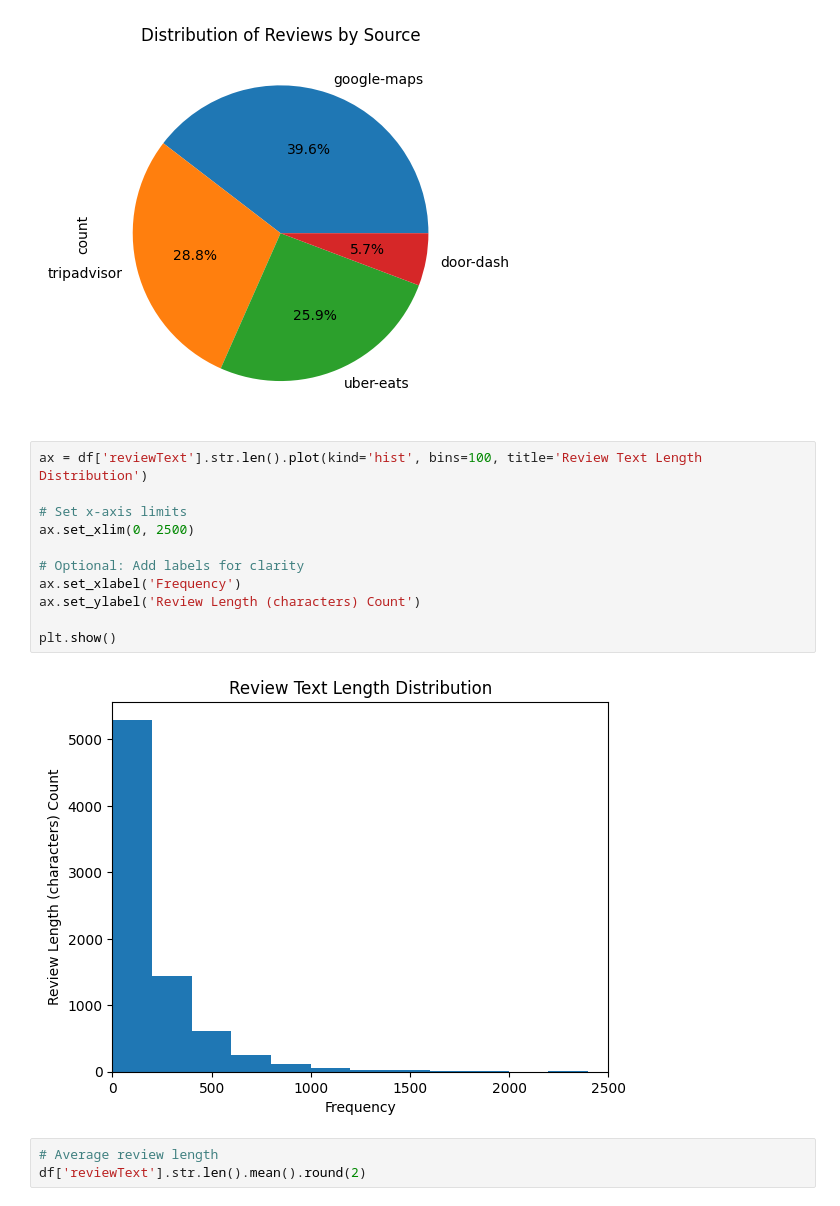
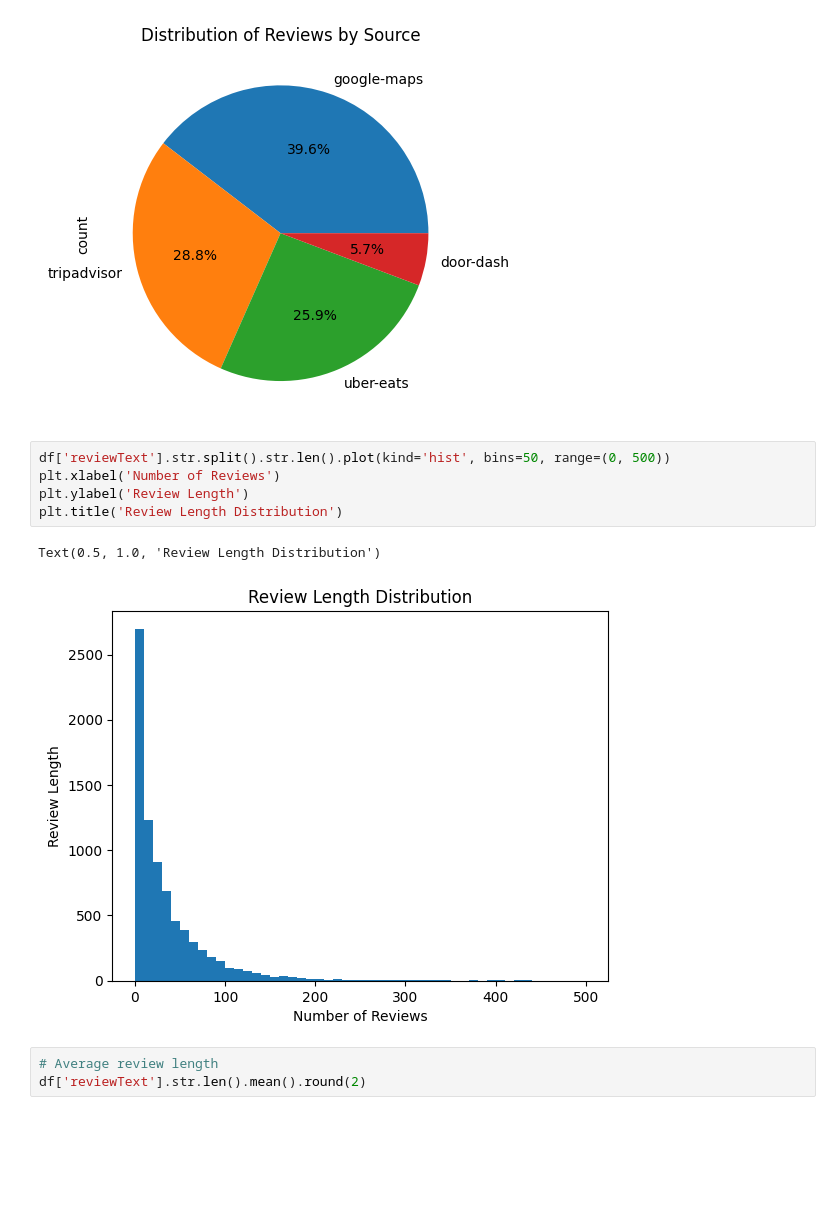
Before and after one commit to gen-git-26/Rreview_Analyzer, a Jupyter notebook: notebooks/eda.ipynb, the cells around one changed output. Cells and saved outputs as stored; diff of their text form; blank space fills up the shorter version.

```diff
--- a/notebooks/eda.ipynb
+++ b/notebooks/eda.ipynb
@@ -219,19 +223,14 @@ df['provider'].value_counts().plot(kind='pie', autopct='%1.1f%%', title='Distrib
 # %% [output]
 <Axes: title={'center': 'Distribution of Reviews by Source'}, ylabel='count'>
 [figure]
-# %%
-ax = df['reviewText'].str.len().plot(kind='hist', bins=100, title='Review Text Length Distribution')
-
-# Set x-axis limits
-ax.set_xlim(0, 2500)
-
-# Optional: Add labels for clarity
-ax.set_xlabel('Frequency')
-ax.set_ylabel('Review Length (characters) Count')
-
-plt.show()
-# %% [output]
-[figure, removed]
+# %%
+df['reviewText'].str.split().str.len().plot(kind='hist', bins=50, range=(0, 500))
+plt.xlabel('Number of Reviews')
+plt.ylabel('Review Length')
+plt.title('Review Length Distribution')
+# %% [output]
+Text(0.5, 1.0, 'Review Length Distribution')
+[figure, added]
 # %%
 # Average review length
 df['reviewText'].str.len().mean().round(2)
```
Also changed, not shown: parts of 3 cells of this notebook.
